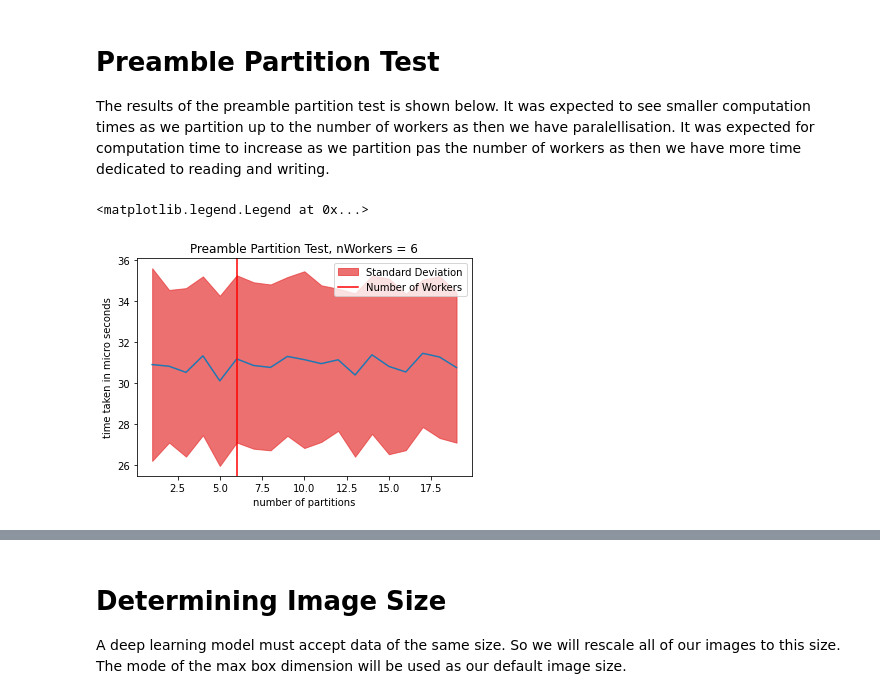
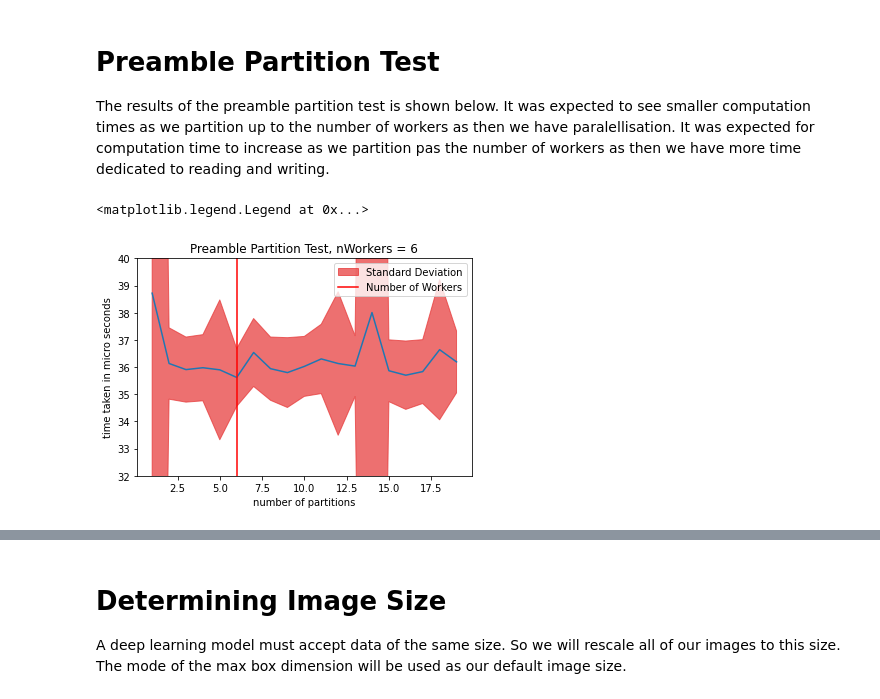
Before and after one commit to DanHarJor/MAPD-B, a Jupyter notebook: dask/notebooks/Daniel_dask_preprocessing.ipynb, the cells around one changed output, grey strips where cells are left out. Saved outputs shown, nothing was run; the diff lists cells and outputs as text; code cells hidden in the pictures.

```diff
--- a/dask/notebooks/Daniel_dask_preprocessing.ipynb
+++ b/dask/notebooks/Daniel_dask_preprocessing.ipynb
@@ -142,28 +151,30 @@ predf5, meta5 = preamble(predf5, meta5)
 
 The results of the preamble partition test is shown below. It was expected to see smaller computation times as we partition up to the number of workers as then we have paralellisation. It was expected for computation time to increase as we partition pas the number of workers as then we have more time dedicated to reading and writing.
 # %%
-def partitionTest(fun,partitions,itterations,verbose=False):
+def partitionTest(fun,partitions,itterations,verbose=False,restart=False):
     times = np.empty(len(partitions))
     std = np.empty(len(partitions))
-    for i in partitions:
-        if (verbose): print('Number of Partitions: ',i)
+    if not restart: df, meta = loadData()
+    count = 0
+    for npart in partitions:
+        count+=1
+        if (verbose): print('Number of Partitions: ',npart)
         times2 = []
+        if not restart: df = df.repartition(npartitions=npart)
         for j in itterations:
-            client.restart()
-            df, meta = loadData()
+            if restart:
+                client.restart()
+                df, meta = loadData()
+                df = df.repartition(npartitions=npart)
             t1 = time.perf_counter()
             fun(df,meta)
             t2 = time.perf_counter()
             times2.append(t2-t1)
-        times[i-1] = np.mean(times2)
-        std[i-1] = np.std(times2)
+        times[count-1] = np.mean(times2)
+        std[count-1] = np.std(times2)
     times = times*1000
     std = std*1000
-    plt.plot(partitions,times)
-    plt.fill_between(partitions,times+std,times-std, label='Standard Deviation', color=(0.9,0.2,0.2,0.7))
-    plt.xlabel('number of partitions')
-    plt.ylabel('time taken in micro seconds')
-    return times
+    return times, std
 
 def workerTest(fun,*args,**kwargs):
     #Will function, but I can't unretire the workers once they are retired
@@ -185,15 +196,20 @@ def workerTest(fun,*args,**kwargs):
 workers = client.scheduler_info()['workers'].keys()
 nworkers = len(workers)
 partitions = range(1,20,1)
-itterations = range(100)
-partitionTest(preamble,partitions,
-plt.title('Preamble Partition Test, nWorkers = 6')
-plt.axvline(nworkers,color='red', label = 'Number of Workers')
-
-plt.legend()
+itterations = range(500)
+times, std = partitionTest(preamble,partitions,itterations)
-# %% [output]
-<matplotlib.legend.Legend at 0x...>
-[figure, removed]
+# %%
+plt.plot(partitions,times)
+plt.fill_between(partitions,times+std,times-std, label='Standard Deviation', color=(0.9,0.2,0.2,0.7))
+plt.xlabel('number of partitions')
+plt.ylabel('time taken in micro seconds')
+plt.ylim(32,40)
+plt.title('Preamble Partition Test, nWorkers = 6')
+plt.axvline(nworkers,color='red', label = 'Number of Workers')
+plt.legend()
+# %% [output]
+<matplotlib.legend.Legend at 0x...>
+[figure, added]
 # %%
 def nothing(df,meta):
     df
```
Also changed, not shown: parts of 34 cells of this notebook, 3 other files.
